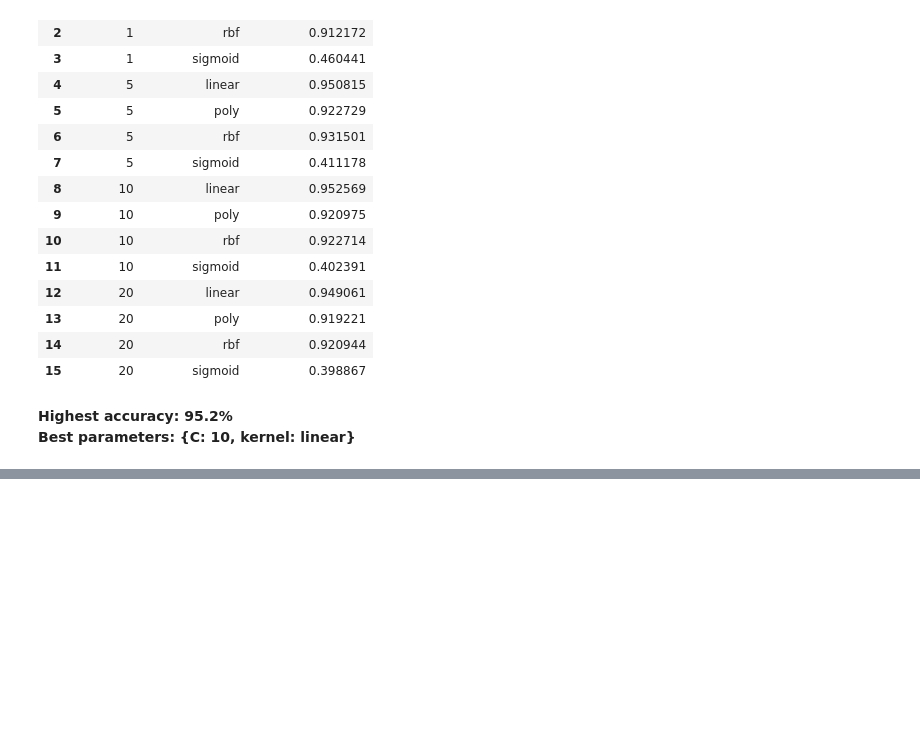
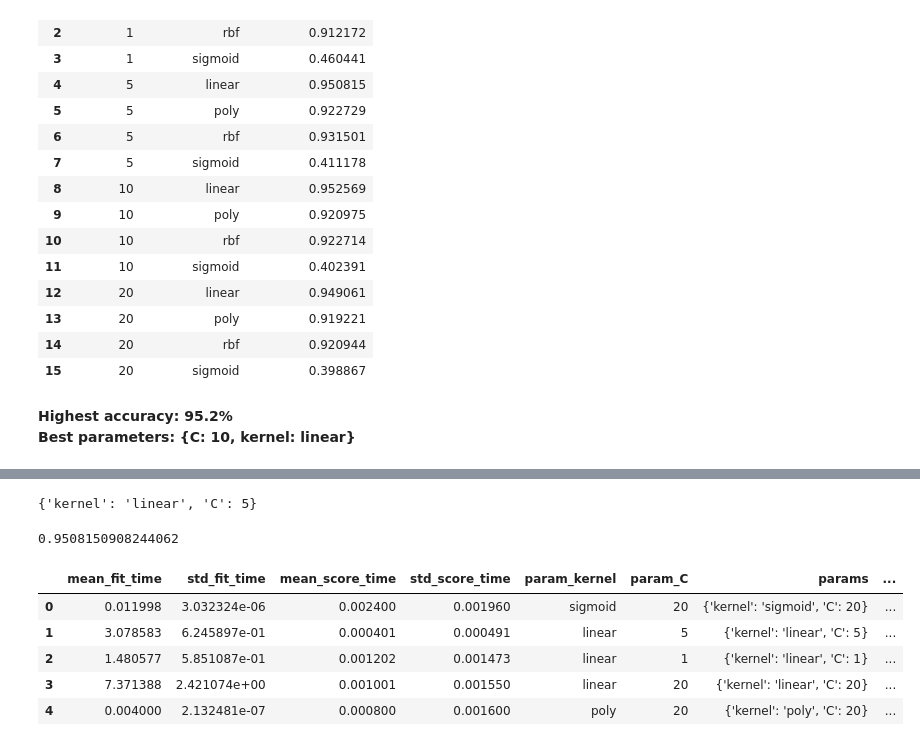
Before and after one commit to Luciano-C/ML-Course-Siddhardhan, a Jupyter notebook: 04/02_Hyperparameter_tuning.ipynb, the cells around one changed output, grey strips where cells are left out. Cells and saved outputs as stored; diff of their text form; code cells hidden in the pictures; blank space fills up the shorter version.

Commit message:
Hyperparameter tuning - Randomized Search

```diff
--- a/04/02_Hyperparameter_tuning.ipynb
+++ b/04/02_Hyperparameter_tuning.ipynb
@@ -228,0 +231,15 @@ grid_search_results
+# %%
+# Loading SVC instance
+model = SVC()
+
+# Hyperparameters
+parameters = {
+    'kernel': ['linear', 'poly', 'rbf', 'sigmoid'],
+    'C': [1, 5, 10, 20]
+}
+
+# Randomized search
+classifier = RandomizedSearchCV(model, parameters, cv=5)
+# %%
+# Fitting the data to our model
+classifier.fit(X, Y)
@@ -228,0 +271,24 @@ grid_search_results
+# %%
+# Best parameters
+best_parameters = classifier.best_params_
+print(best_parameters)
+# %% [output]
+{'kernel': 'linear', 'C': 5}
+# %%
+# Highest accuracy
+highest_accuracy = classifier.best_score_
+print(highest_accuracy)
+# %% [output]
+0.9508150908244062
+# %%
+# Loading the results to pandas dataframe
+result = pd.DataFrame(classifier.cv_results_)
+# %%
+result.head()
+# %% [output]
+|  | mean_fit_time | std_fit_time | mean_score_time | std_score_time | param_kernel | param_C | params | ... |
+| 0 | 0.011998 | 3.032324e-06 | 0.002400 | 0.001960 | sigmoid | 20 | {'kernel': 'sigmoid', 'C': 20} | ... |
+| 1 | 3.078583 | 6.245897e-01 | 0.000401 | 0.000491 | linear | 5 | {'kernel': 'linear', 'C': 5} | ... |
+| 2 | 1.480577 | 5.851087e-01 | 0.001202 | 0.001473 | linear | 1 | {'kernel': 'linear', 'C': 1} | ... |
+| 3 | 7.371388 | 2.421074e+00 | 0.001001 | 0.001550 | linear | 20 | {'kernel': 'linear', 'C': 20} | ... |
+| 4 | 0.004000 | 2.132481e-07 | 0.000800 | 0.001600 | poly | 20 | {'kernel': 'poly', 'C': 20} | ... |
```
Also changed, not shown: parts of 8 cells of this notebook.
